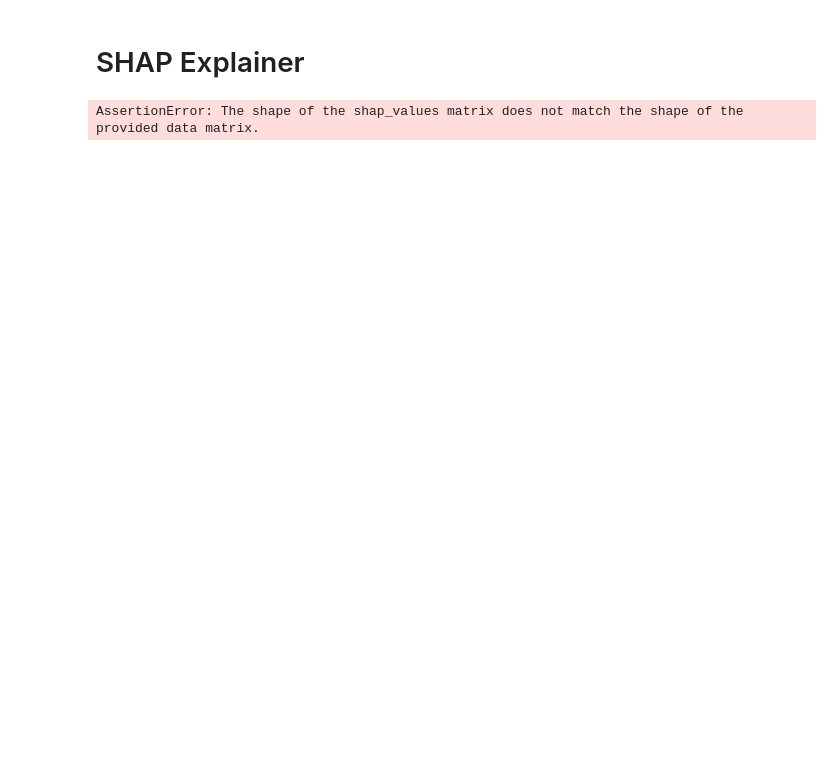
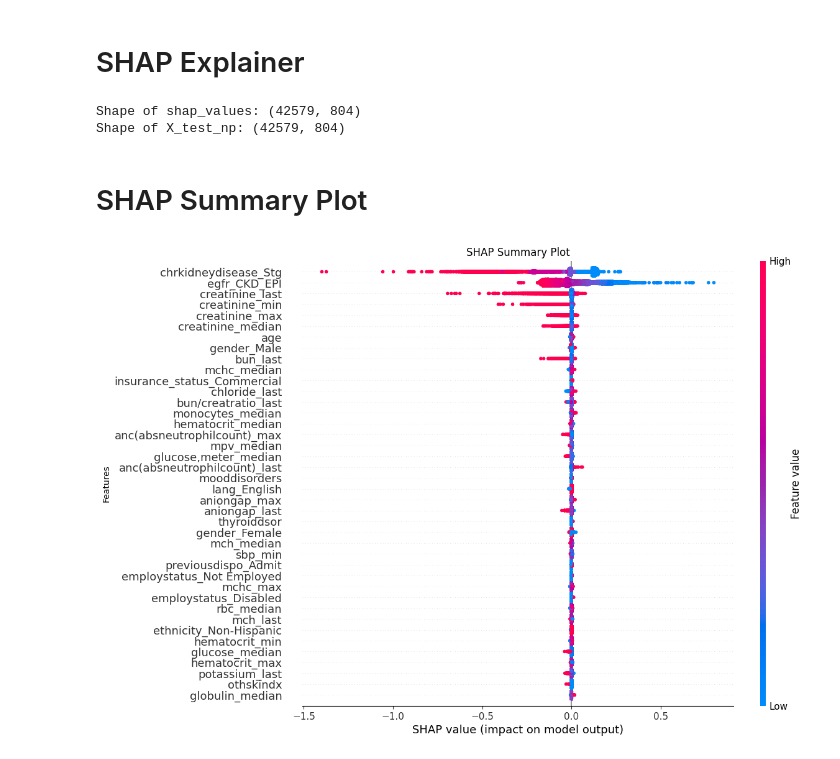
Before and after one commit to vironix-health/CKD-ZD-project, a Jupyter notebook: ResNet_NN.ipynb, the cells around one changed output. Cells and saved outputs as stored; diff of their text form; code cells hidden in the pictures; blank space fills up the shorter version.

```diff
--- a/ResNet_NN.ipynb
+++ b/ResNet_NN.ipynb
@@ -249,13 +283,14 @@ batch_size = 256
 # Convert the tensor to numpy for slicing
 X_test_np = X_test_tensor.cpu().numpy()
 
-# Create indices for batching
-idxs = list(map(int, np.linspace(0, X_test_np.shape[0] - 1, int(X_test_np.shape[0] / batch_size))))
+# Create indices for batching, ensuring all samples are covered
+num_batches = int(np.ceil(X_test_np.shape[0] / batch_size))
+idxs = np.array_split(np.arange(X_test_np.shape[0]), num_batches)
 
 # Use tqdm to display a progress bar for SHAP value computation
-for i1, i2 in tqdm(zip(idxs[:-1], idxs[1:]), total=len(idxs) - 1):
+for idx in tqdm(idxs, total=len(idxs)):
     # Compute SHAP values for the current batch
-    shaps = explainer.shap_values(torch.from_numpy(X_test_np[i1:i2, :]).to(device), check_additivity=False)
+    shaps = explainer.shap_values(torch.from_numpy(X_test_np[idx]).to(device), check_additivity=False)
 
     # If the model has a single output, shaps will be a single array
     if isinstance(shaps, list):
@@ -265,15 +300,39 @@ for i1, i2 in tqdm(zip(idxs[:-1], idxs[1:]), total=len(idxs) - 1):
 
 # Concatenate the list of SHAP values into a single array
 shap_values = np.concatenate(shap_list, axis=0)
-
-# Ensure shap_values is in the correct shape (n_samples, n_features)
-if len(shap_values.shape) == 3:
-    shap_values = shap_values[:, 0, :]
-
-# Convert SHAP values to numpy arrays and move the test data back to the CPU for plotting
-X_test_np = X_test_tensor.cpu().numpy()
-# %%
-# Summary plot of SHAP values
-shap.summary_plot(shap_values, X_test_np, feature_names=X.columns.tolist())
-# %% [output]
-AssertionError: The shape of the shap_values matrix does not match the shape of the provided data matrix.
+# %%
+# Ensure shap_values has the correct shape
+if len(shap_values.shape) == 3:
+    shap_values = shap_values[:, :, 0]
+
+# Print shapes after squeezing
+print(f"Shape of shap_values: {shap_values.shape}")
+print(f"Shape of X_test_np: {X_test_np.shape}")
+# %% [output]
+Shape of shap_values: (42579, 804)
+Shape of X_test_np: (42579, 804)
+# %% [markdown]
+# SHAP Summary Plot
+# %%
+# Set a larger plot size for better readability
+plt.figure(figsize=(12, 8))
+
+# Create the summary plot with additional customizations
+shap.summary_plot(
+    shap_values,
+    X_test_np,
+    feature_names=X.columns.tolist(),
+    plot_size=(12, 8),
+    max_display=40,  # Limit to top 40 features
+    show=False  # Disable immediate display to customize further
+)
+
+# Customize plot appearance
+plt.title('SHAP Summary Plot')
+plt.xlabel('SHAP value (impact on model output)')
+plt.ylabel('Features')
+
+# Show the plot
+plt.show()
+# %% [output]
+[figure, added]
```
Also changed, not shown: parts of 10 cells of this notebook.
